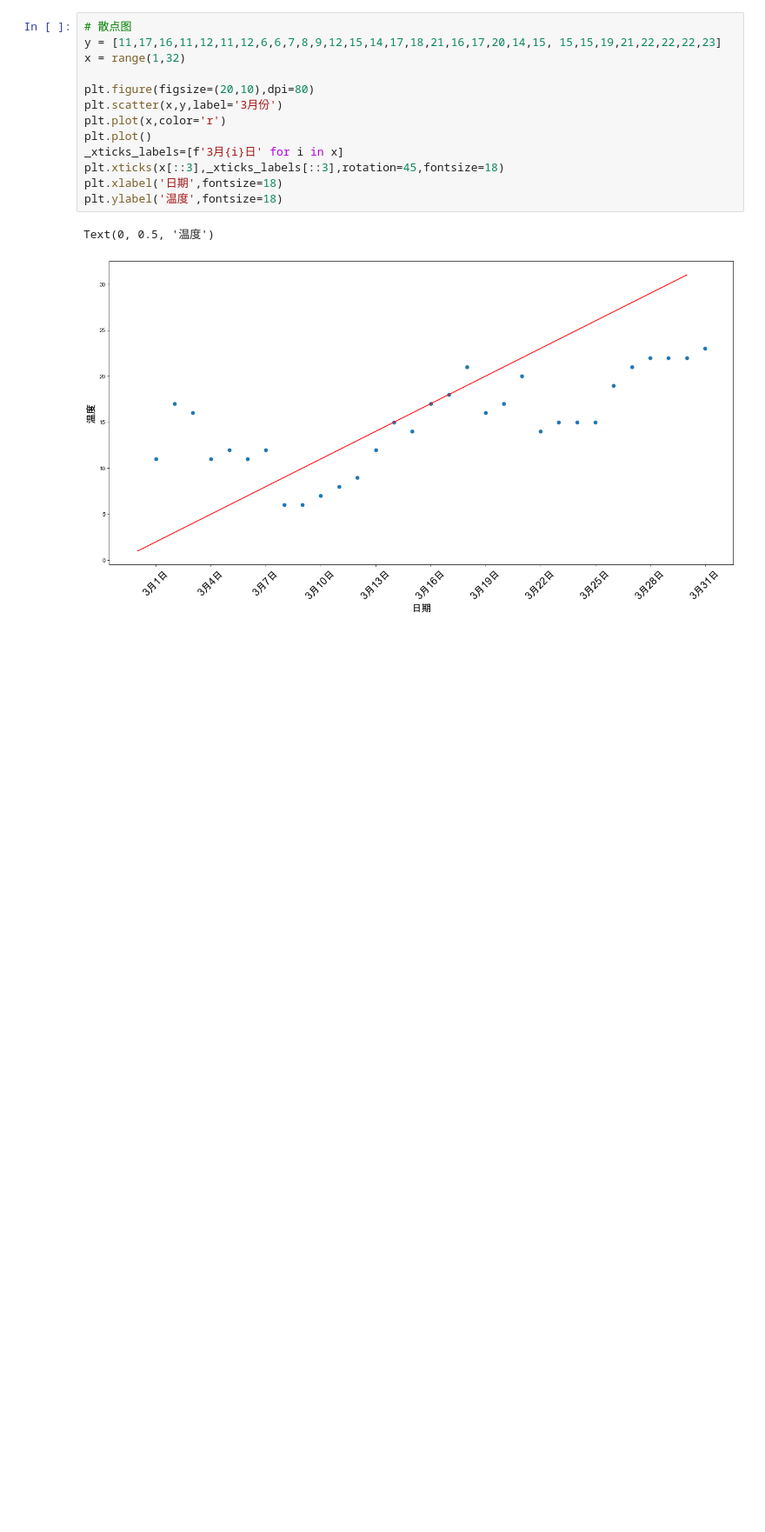
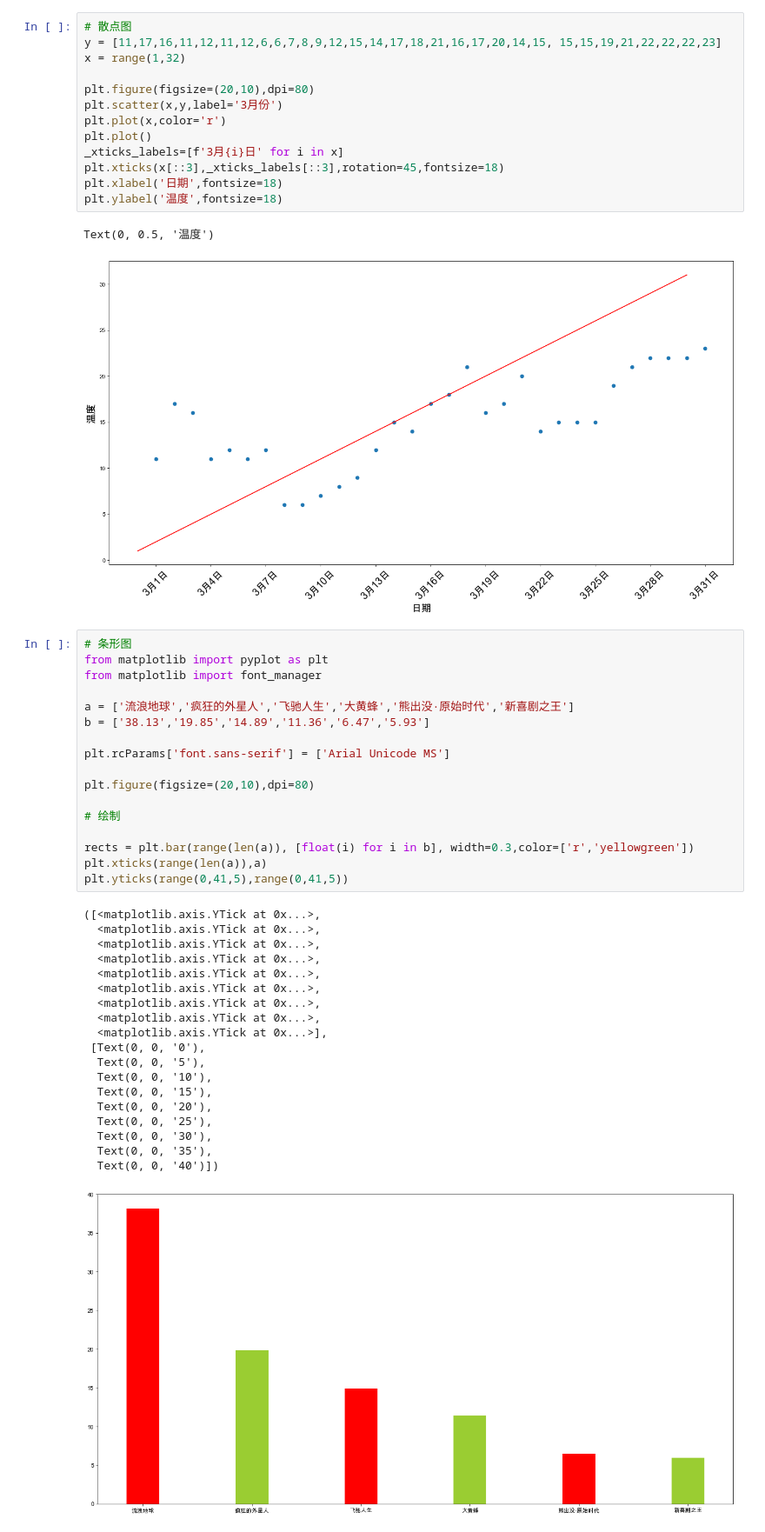
Before and after one commit to hivandu/practise, a Jupyter notebook: python/ScientificComputing/matplotlib_exercise.ipynb, the cells around one changed output. Shown at 87% size. Saved outputs shown, nothing was run; the diff lists cells and outputs as text; blank space fills up the shorter version.

Commit message:
final matplotlib learn: 条形图，直方图，饼状图

```diff
--- a/python/ScientificComputing/matplotlib_exercise.ipynb
+++ b/python/ScientificComputing/matplotlib_exercise.ipynb
@@ -133,3 +133,40 @@ plt.ylabel('温度',fontsize=18)
 # %% [output]
 Text(0, 0.5, '温度')
 [figure]
+# %%
+# 条形图
+from matplotlib import pyplot as plt
+from matplotlib import font_manager
+
+a = ['流浪地球','疯狂的外星人','飞驰人生','大黄蜂','熊出没·原始时代','新喜剧之王']
+b = ['38.13','19.85','14.89','11.36','6.47','5.93']
+
+plt.rcParams['font.sans-serif'] = ['Arial Unicode MS']
+
+plt.figure(figsize=(20,10),dpi=80)
+
+# 绘制
+
+rects = plt.bar(range(len(a)), [float(i) for i in b], width=0.3,color=['r','yellowgreen'])
+plt.xticks(range(len(a)),a)
+plt.yticks(range(0,41,5),range(0,41,5))
+# %% [output]
+([<matplotlib.axis.YTick at 0x...>,
+  <matplotlib.axis.YTick at 0x...>,
+  <matplotlib.axis.YTick at 0x...>,
+  <matplotlib.axis.YTick at 0x...>,
+  <matplotlib.axis.YTick at 0x...>,
+  <matplotlib.axis.YTick at 0x...>,
+  <matplotlib.axis.YTick at 0x...>,
+  <matplotlib.axis.YTick at 0x...>,
+  <matplotlib.axis.YTick at 0x...>],
+ [Text(0, 0, '0'),
+  Text(0, 0, '5'),
+  Text(0, 0, '10'),
+  Text(0, 0, '15'),
+  Text(0, 0, '20'),
+  Text(0, 0, '25'),
+  Text(0, 0, '30'),
+  Text(0, 0, '35'),
+  Text(0, 0, '40')])
+[figure, added]
```
Also changed, not shown: 2 other files.
